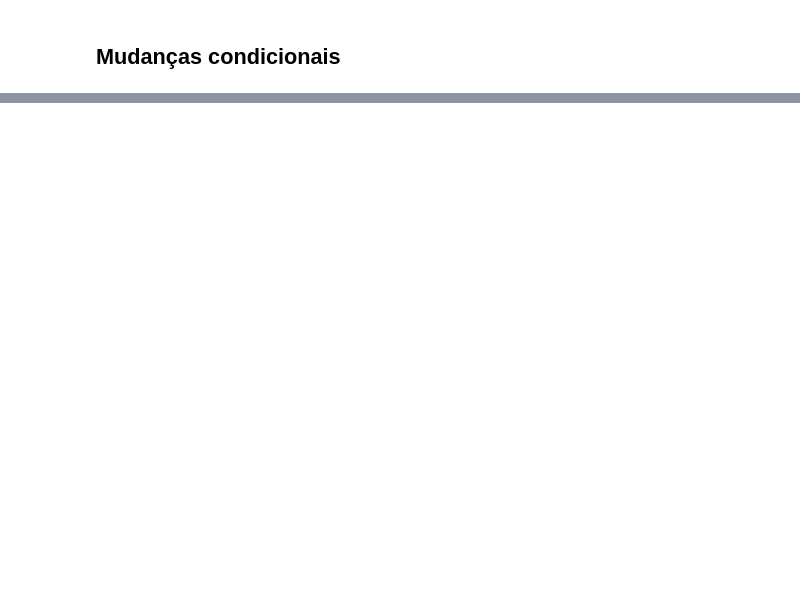
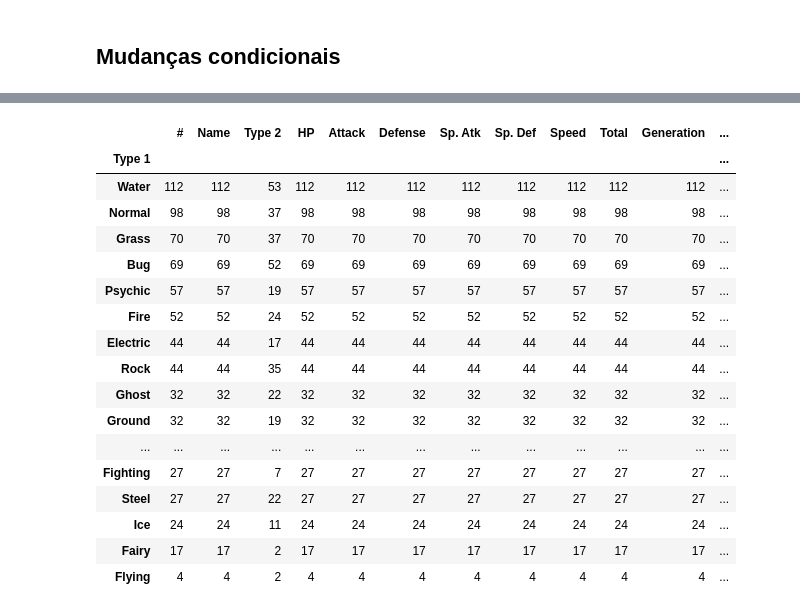
Before and after one commit to augustoanastacio/PandasProject, a Jupyter notebook: pokemon.ipynb, the cells around one changed output, grey strips where cells are left out. Saved outputs shown, nothing was run; the diff lists cells and outputs as text; code cells hidden in the pictures; blank space fills up the shorter version.

```diff
--- a/Untitled.ipynb
+++ b/pokemon.ipynb
@@ -393,0 +442,24 @@ df
+# %%
+df.groupby(['Type 1']).count().sort_values('#', ascending=False)
+#aqui eu mostro que existem mais pokemons de quais tipos, então existem 112 pokemon do tipo agua
+#estranhamente eu achei esquisito que apenas 4 pokemon são tipo voador mas na verdade a maioria dos pokemon voadores são
+#tipo 1 normal.
+# %% [output]
+|  | # | Name | Type 2 | HP | Attack | Defense | Sp. Atk | Sp. Def | Speed | Total | Generation | ... |
+| Type 1 |  |  |  |  |  |  |  |  |  |  |  | ... |
+| Water | 112 | 112 | 53 | 112 | 112 | 112 | 112 | 112 | 112 | 112 | 112 | ... |
+| Normal | 98 | 98 | 37 | 98 | 98 | 98 | 98 | 98 | 98 | 98 | 98 | ... |
+| Grass | 70 | 70 | 37 | 70 | 70 | 70 | 70 | 70 | 70 | 70 | 70 | ... |
+| Bug | 69 | 69 | 52 | 69 | 69 | 69 | 69 | 69 | 69 | 69 | 69 | ... |
+| Psychic | 57 | 57 | 19 | 57 | 57 | 57 | 57 | 57 | 57 | 57 | 57 | ... |
+| Fire | 52 | 52 | 24 | 52 | 52 | 52 | 52 | 52 | 52 | 52 | 52 | ... |
+| Electric | 44 | 44 | 17 | 44 | 44 | 44 | 44 | 44 | 44 | 44 | 44 | ... |
+| Rock | 44 | 44 | 35 | 44 | 44 | 44 | 44 | 44 | 44 | 44 | 44 | ... |
+| Ghost | 32 | 32 | 22 | 32 | 32 | 32 | 32 | 32 | 32 | 32 | 32 | ... |
+| Ground | 32 | 32 | 19 | 32 | 32 | 32 | 32 | 32 | 32 | 32 | 32 | ... |
+| ... | ... | ... | ... | ... | ... | ... | ... | ... | ... | ... | ... | ... |
+| Fighting | 27 | 27 | 7 | 27 | 27 | 27 | 27 | 27 | 27 | 27 | 27 | ... |
+| Steel | 27 | 27 | 22 | 27 | 27 | 27 | 27 | 27 | 27 | 27 | 27 | ... |
+| Ice | 24 | 24 | 11 | 24 | 24 | 24 | 24 | 24 | 24 | 24 | 24 | ... |
+| Fairy | 17 | 17 | 2 | 17 | 17 | 17 | 17 | 17 | 17 | 17 | 17 | ... |
+| Flying | 4 | 4 | 2 | 4 | 4 | 4 | 4 | 4 | 4 | 4 | 4 | ... |
```
Also changed, not shown: parts of 13 cells of this notebook.
